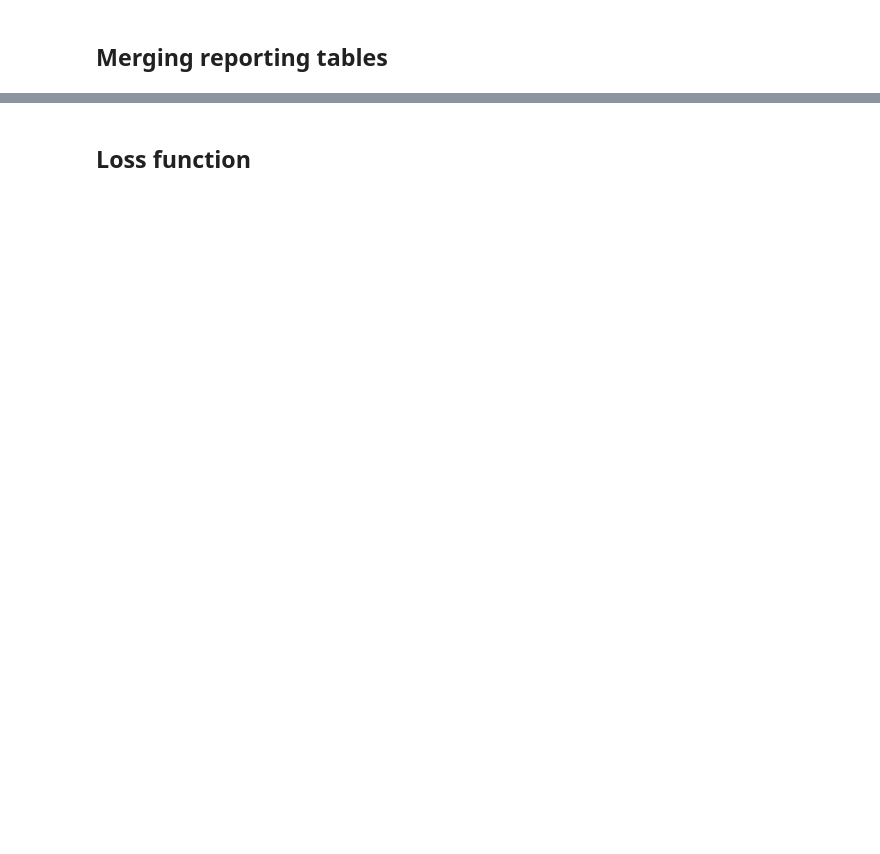
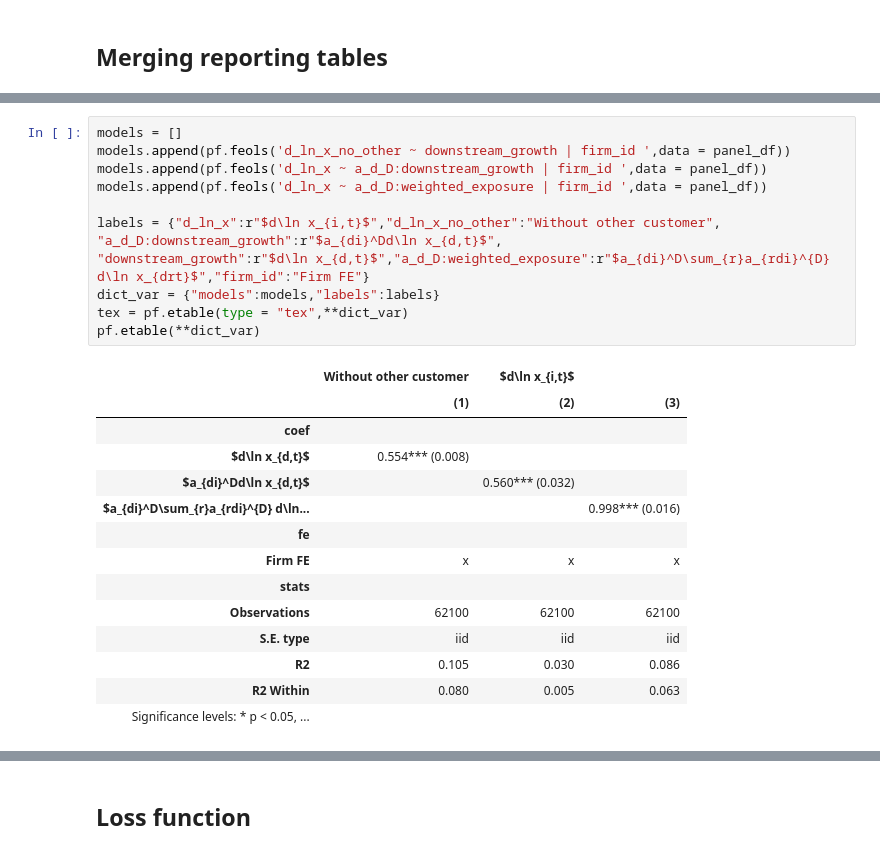
Before and after one commit to SwannChelly/SMM_Spatial_Comovement, a Jupyter notebook: analysis.ipynb, the cells around one changed output, grey strips where cells are left out. Drawn from its saved outputs; the diff is of its cells as text; blank space fills up the shorter version.

```diff
--- a/analysis.ipynb
+++ b/analysis.ipynb
@@ -1138,0 +1249,27 @@ if __name__ == "__main__":
+# %%
+models = []
+models.append(pf.feols('d_ln_x_no_other ~ downstream_growth | firm_id ',data = panel_df))
+models.append(pf.feols('d_ln_x ~ a_d_D:downstream_growth | firm_id ',data = panel_df))
+models.append(pf.feols('d_ln_x ~ a_d_D:weighted_exposure | firm_id ',data = panel_df))
+
+labels = {"d_ln_x":r"$d\ln x_{i,t}$","d_ln_x_no_other":"Without other customer",
+"a_d_D:downstream_growth":r"$a_{di}^Dd\ln x_{d,t}$",
+"downstream_growth":r"$d\ln x_{d,t}$","a_d_D:weighted_exposure":r"$a_{di}^D\sum_{r}a_{rdi}^{D} d\ln x_{drt}$","firm_id":"Firm FE"}
+dict_var = {"models":models,"labels":labels}
+tex = pf.etable(type = "tex",**dict_var)
+pf.etable(**dict_var)
+# %% [output]
+|  | Without other customer | $d\ln x_{i,t}$ |  |
+|  | (1) | (2) | (3) |
+| coef |  |  |  |
+| $d\ln x_{d,t}$ | 0.554*** (0.008) |  |  |
+| $a_{di}^Dd\ln x_{d,t}$ |  | 0.560*** (0.032) |  |
+| $a_{di}^D\sum_{r}a_{rdi}^{D} d\ln... |  |  | 0.998*** (0.016) |
+| fe |  |  |  |
+| Firm FE | x | x | x |
+| stats |  |  |  |
+| Observations | 62100 | 62100 | 62100 |
+| S.E. type | iid | iid | iid |
+| R2 | 0.105 | 0.030 | 0.086 |
+| R2 Within | 0.080 | 0.005 | 0.063 |
+| Significance levels: * p < 0.05, ... |  |  |  |
```
Also changed, not shown: parts of 15 cells of this notebook, 4 other files.
